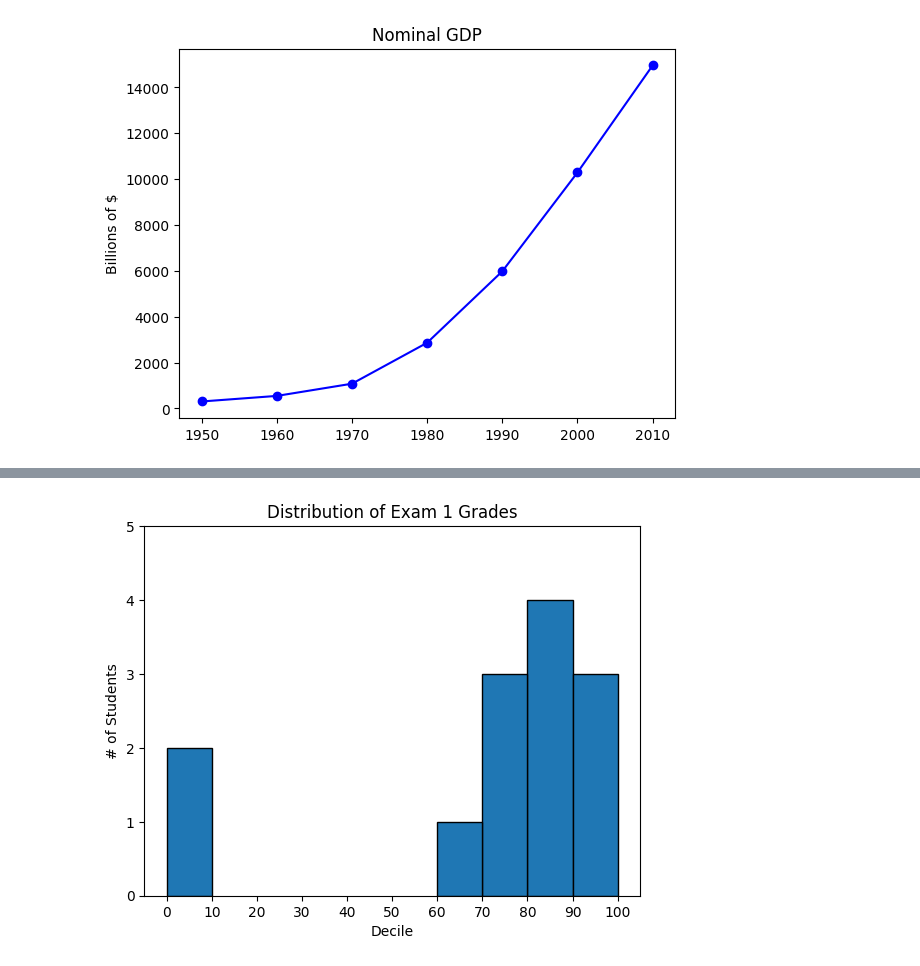
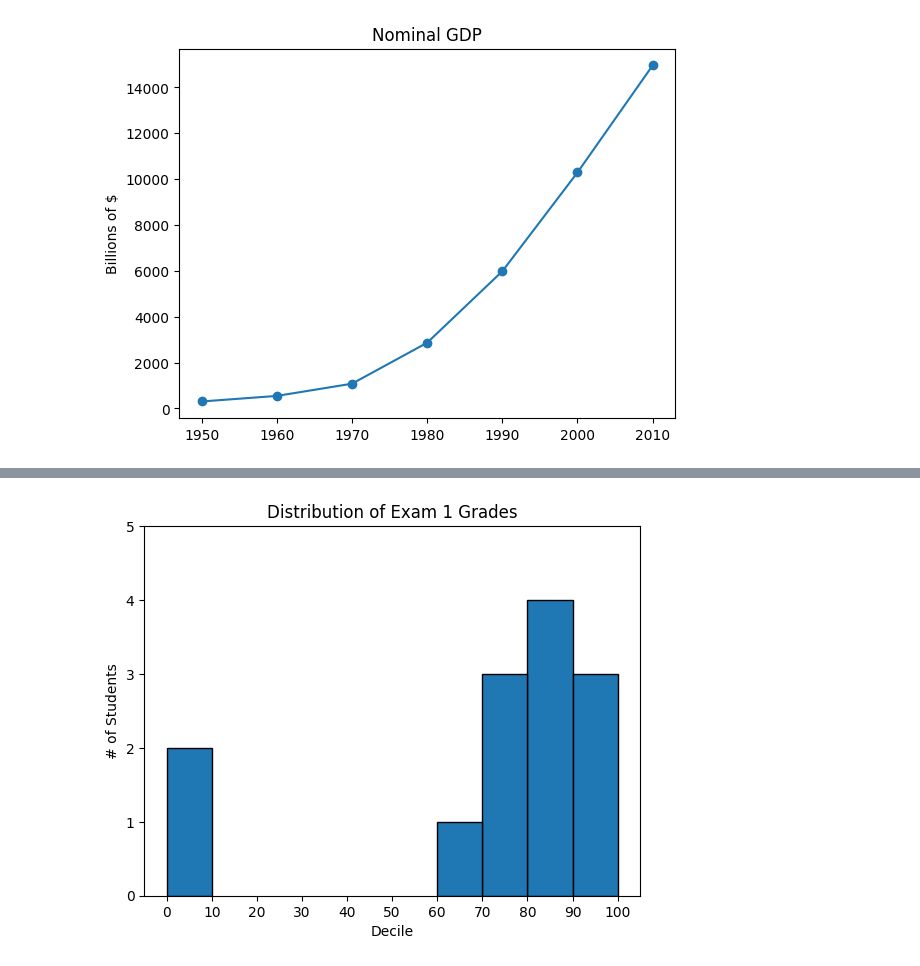
Before and after one commit to Kaiser-h/Learning-Python-Again, a Jupyter notebook: data_visualization.ipynb, the cells around one changed output, grey strips where cells are left out. Saved outputs shown, nothing was run; the diff lists cells and outputs as text; code cells hidden in the pictures.

```diff
--- a/data_visualization.ipynb
+++ b/data_visualization.ipynb
@@ -9,14 +9,14 @@ years = [1950, 1960, 1970, 1980, 1990, 2000, 2010]
 gdp = [300.2, 543.3, 1075.9, 2862.5, 5979.6, 10289.7, 14958.3]
 # %%
  # create a line chart, years on x-axis, gdp on y-axis
- plt.plot(years, gdp, color='blue', marker='o', linestyle='solid')
+ plt.plot(years, gdp, marker='o', linestyle='solid')
  # add a title
  plt.title("Nominal GDP")
  # add a label to the y-axis
  plt.ylabel("Billions of $")
  plt.show()
 # %% [output]
-[figure, old version]
+[figure, new version]
 # %%
 movies = ["Annie Hall", "Ben-Hur", "Casablanca", "Gandhi", "West Side Story"]
 num_oscars = [5, 11, 3, 8, 10]
```
Also changed, not shown: parts of 2 cells of this notebook.
